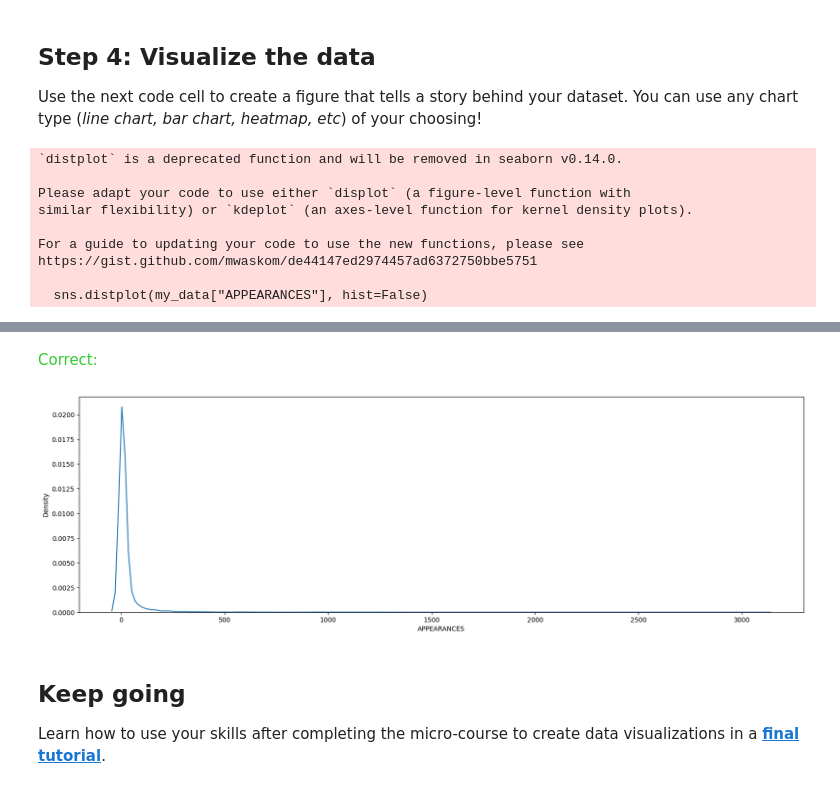
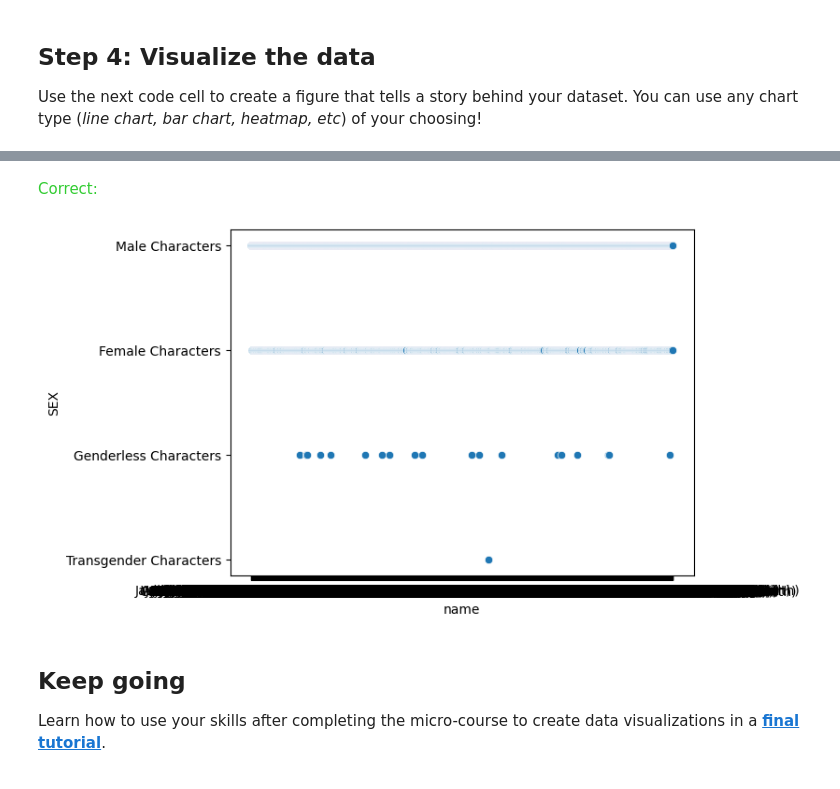
Before and after one commit to Ruhan1111/Ruhan1111, a Jupyter notebook: exercise-final-project.ipynb, the cells around one changed output, grey strips where cells are left out. Saved outputs shown, nothing was run; the diff lists cells and outputs as text; code cells hidden in the pictures.

```diff
--- a/exercise-final-project.ipynb
+++ b/exercise-final-project.ipynb
@@ -113,25 +113,16 @@ Use the next code cell to create a figure that tells a story behind your dataset
 # %%
 # Create a plot
 ____ # Your code here
 
-plt.figure(figsize=(20,6))
-sns.distplot(my_data["APPEARANCES"], hist=False)
+sns.scatterplot(x=my_data['name'], y=my_data['SEX'])
+
 
 # Check that a figure appears below
 step_4.check()
 # %% [output]
-`distplot` is a deprecated function and will be removed in seaborn v0.14.0.
-
-Please adapt your code to use either `displot` (a figure-level function with
-similar flexibility) or `kdeplot` (an axes-level function for kernel density plots).
-
-For a guide to updating your code to use the new functions, please see
-https://gist.github.com/mwaskom/de44147ed2974457ad6372750bbe5751
-
-  sns.distplot(my_data["APPEARANCES"], hist=False)
 [interactive output not drawn]
 <span style="color:#33cc33">Correct:</span>
-[figure, old version]
+[figure, new version]
 # %% [markdown]
 ## Keep going
 
```
